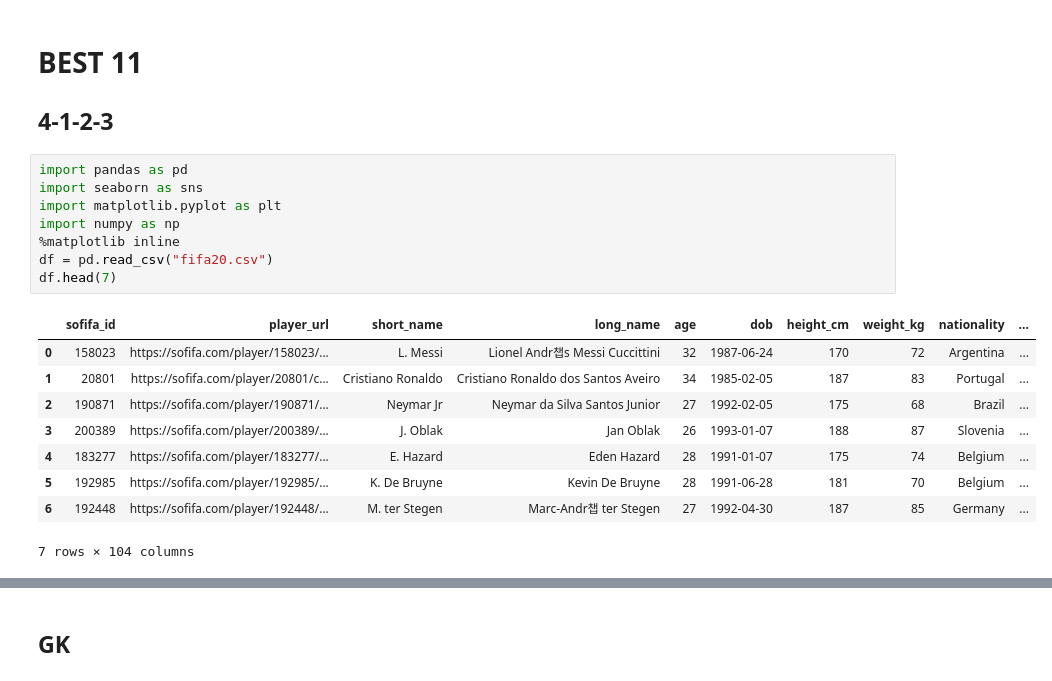
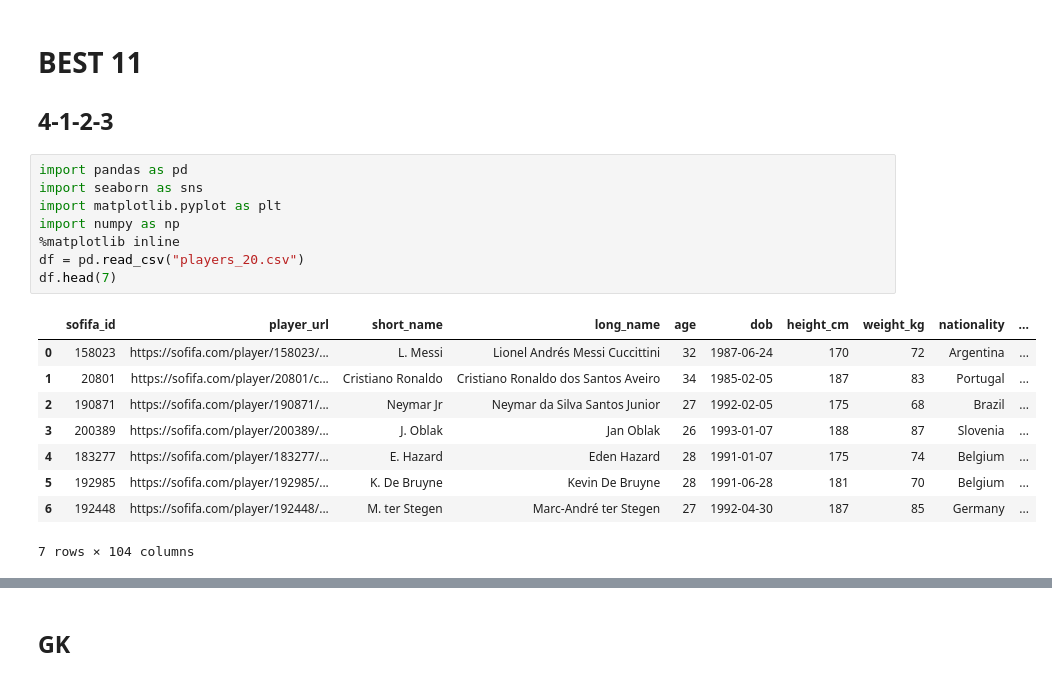
Before and after one commit to johnseo1026/TIL-H, a Jupyter notebook: best11 분석을 통해 만들기.ipynb, the cells around one changed output, grey strips where cells are left out. Cells and saved outputs as stored; diff of their text form.

```diff
--- a/best11 분석을 통해 만들기.ipynb
+++ b/best11 분석을 통해 만들기.ipynb
@@ -4,18 +4,18 @@
 # %%
 import pandas as pd
 import seaborn as sns
 import matplotlib.pyplot as plt
 import numpy as np
 %matplotlib inline
-df = pd.read_csv("fifa20.csv")
+df = pd.read_csv("players_20.csv")
 df.head(7)
 # %% [output]
 |  | sofifa_id | player_url | short_name | long_name | age | dob | height_cm | weight_kg | nationality | ... |
-| 0 | 158023 | https://sofifa.com/player/158023/... | L. Messi | Lionel Andr챕s Messi Cuccittini | 32 | 1987-06-24 | 170 | 72 | Argentina | ... |
+| 0 | 158023 | https://sofifa.com/player/158023/... | L. Messi | Lionel Andrés Messi Cuccittini | 32 | 1987-06-24 | 170 | 72 | Argentina | ... |
 | 1 | 20801 | https://sofifa.com/player/20801/c... | Cristiano Ronaldo | Cristiano Ronaldo dos Santos Aveiro | 34 | 1985-02-05 | 187 | 83 | Portugal | ... |
 | 2 | 190871 | https://sofifa.com/player/190871/... | Neymar Jr | Neymar da Silva Santos Junior | 27 | 1992-02-05 | 175 | 68 | Brazil | ... |
 | 3 | 200389 | https://sofifa.com/player/200389/... | J. Oblak | Jan Oblak | 26 | 1993-01-07 | 188 | 87 | Slovenia | ... |
 | 4 | 183277 | https://sofifa.com/player/183277/... | E. Hazard | Eden Hazard | 28 | 1991-01-07 | 175 | 74 | Belgium | ... |
 | 5 | 192985 | https://sofifa.com/player/192985/... | K. De Bruyne | Kevin De Bruyne | 28 | 1991-06-28 | 181 | 70 | Belgium | ... |
-| 6 | 192448 | https://sofifa.com/player/192448/... | M. ter Stegen | Marc-Andr챕 ter Stegen | 27 | 1992-04-30 | 187 | 85 | Germany | ... |
+| 6 | 192448 | https://sofifa.com/player/192448/... | M. ter Stegen | Marc-André ter Stegen | 27 | 1992-04-30 | 187 | 85 | Germany | ... |
 7 rows × 104 columns
```
Also changed, not shown: parts of 26 cells of this notebook, 1 other file.
